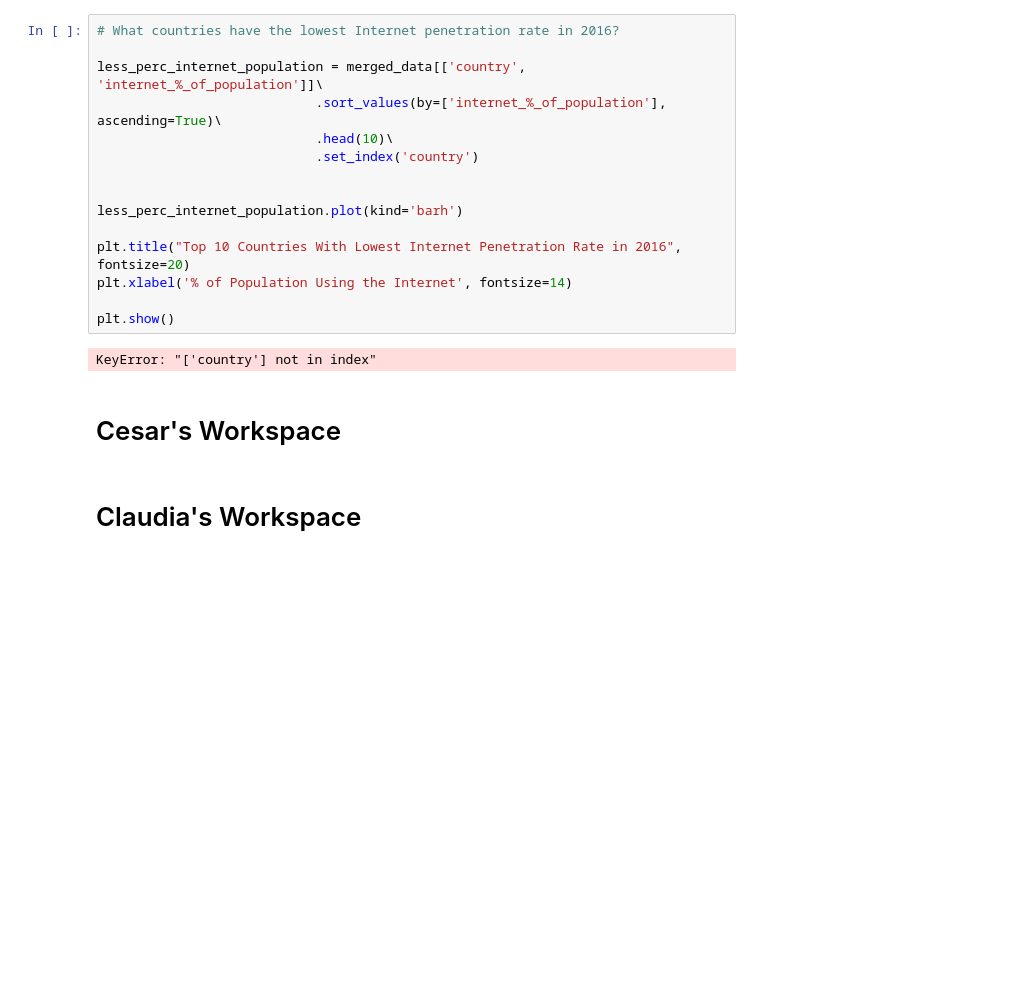
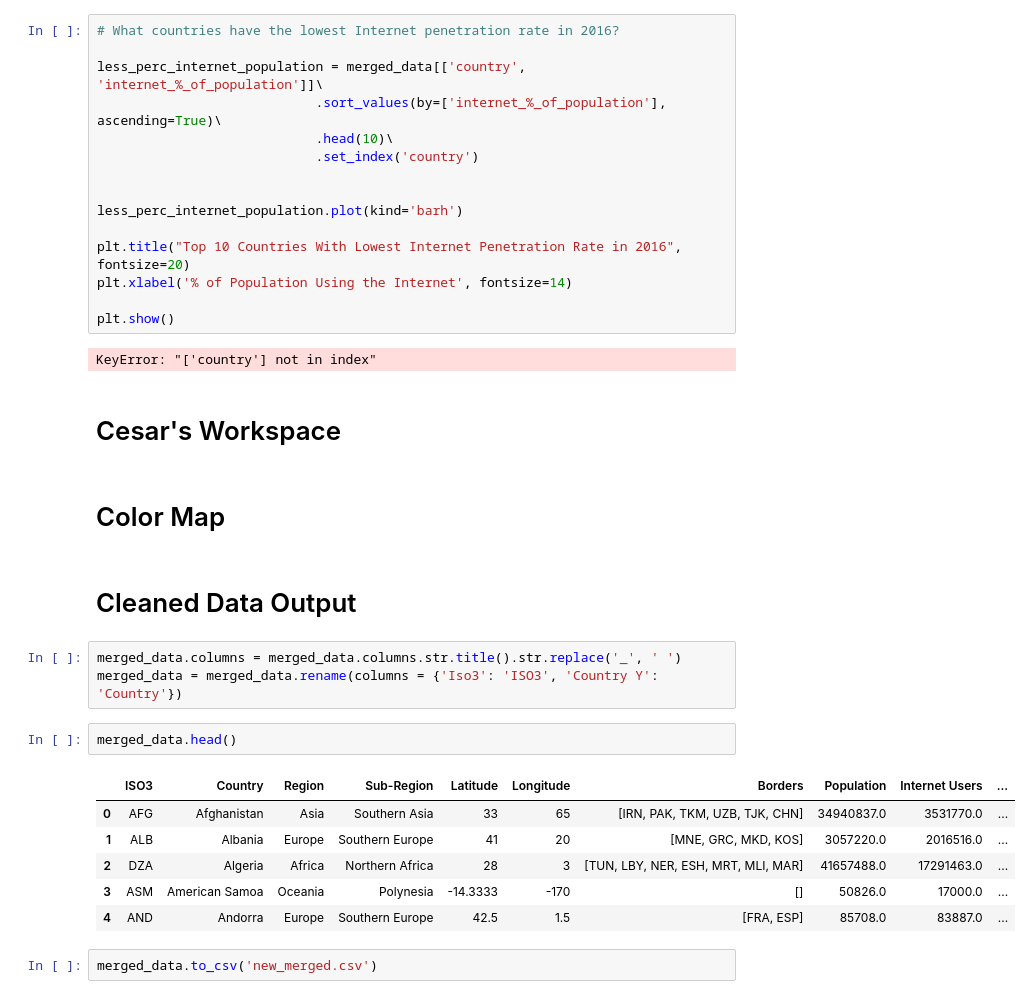
Before and after one commit to JoshuaFarmerATX/butterfly-effect, a Jupyter notebook: butterfly_effect.ipynb, the cells around one changed output. Drawn from its saved outputs; the diff is of its cells as text; blank space fills up the shorter version.

Commit message:
Added clean dataframe to bottom

```diff
--- a/butterfly_effect.ipynb
+++ b/butterfly_effect.ipynb
@@ -234,4 +224,20 @@ KeyError: "['country'] not in index"
 # %% [markdown]
 <h1>Cesar's Workspace</h1>
 # %% [markdown]
-<h1>Claudia's Workspace</h1>
+<h1>Color Map</h1>
+# %% [markdown]
+<h1>Cleaned Data Output</h1>
+# %%
+merged_data.columns = merged_data.columns.str.title().str.replace('_', ' ')
+merged_data = merged_data.rename(columns = {'Iso3': 'ISO3', 'Country Y': 'Country'})
+# %%
+merged_data.head()
+# %% [output]
+|  | ISO3 | Country | Region | Sub-Region | Latitude | Longitude | Borders | Population | Internet Users | ... |
+| 0 | AFG | Afghanistan | Asia | Southern Asia | 33 | 65 | [IRN, PAK, TKM, UZB, TJK, CHN] | 34940837.0 | 3531770.0 | ... |
+| 1 | ALB | Albania | Europe | Southern Europe | 41 | 20 | [MNE, GRC, MKD, KOS] | 3057220.0 | 2016516.0 | ... |
+| 2 | DZA | Algeria | Africa | Northern Africa | 28 | 3 | [TUN, LBY, NER, ESH, MRT, MLI, MAR] | 41657488.0 | 17291463.0 | ... |
+| 3 | ASM | American Samoa | Oceania | Polynesia | -14.3333 | -170 | [] | 50826.0 | 17000.0 | ... |
+| 4 | AND | Andorra | Europe | Southern Europe | 42.5 | 1.5 | [FRA, ESP] | 85708.0 | 83887.0 | ... |
+# %%
+merged_data.to_csv('new_merged.csv')
```
Also changed, not shown: parts of 7 cells of this notebook, 1 other file.
